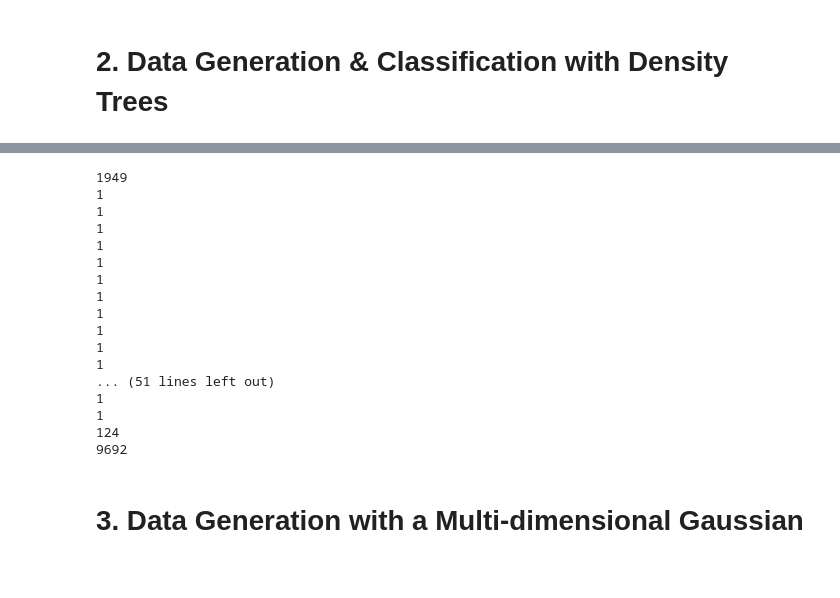
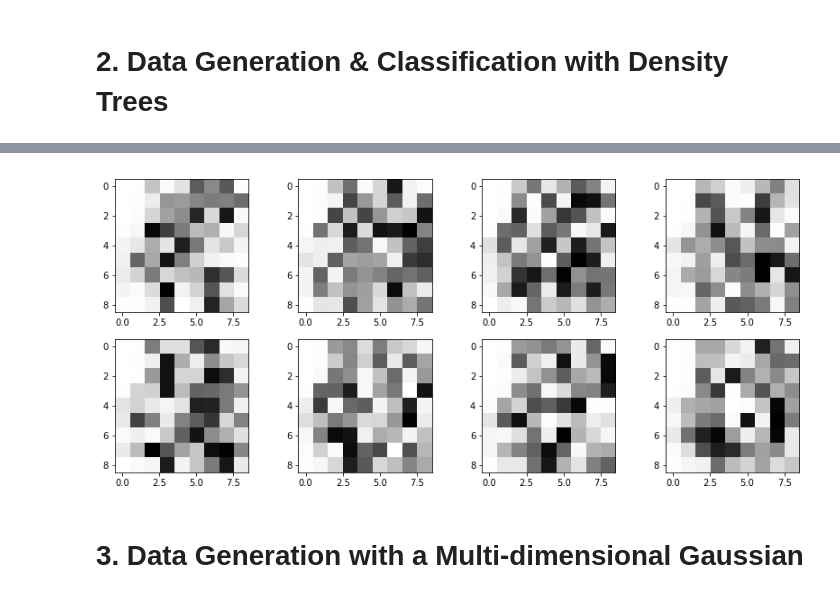
Before and after one commit to Simske/ML, a Jupyter notebook: ex04/generative-models.ipynb, the cells around one changed output, grey strips where cells are left out. Saved outputs shown, nothing was run; the diff lists cells and outputs as text; code cells hidden in the pictures.

Commit message:
ex04 2.1 kinda finished, something wrong with scoring and splitting

```diff
--- a/ex04/generative-models.ipynb
+++ b/ex04/generative-models.ipynb
@@ -142,11 +142,8 @@ class Node:
         self.N = data.shape[0]
         self.vol = np.product(bbox[:,1]-bbox[:,0])
         assert(self.vol > 0)
-
         self.bbox = np.array(bbox)
-
         self.dataobj = dataobj
-
 
     def find_split(self, score_func, threshhold_count=10):
         threshholds = np.empty(self.bbox.shape[0])
@@ -164,8 +161,7 @@ class Node:
                     self.best_split['score'] = score
                     self.best_split['feature'] = j
                     self.best_split['threshhold'] = t
-        print(self.best_split)
-        return (self.best_split['score'], self)
+        return (-self.best_split['score'], self)
 
     def split(self):
         t = self.best_split['threshhold']
@@ -181,7 +177,12 @@ class Node:
         self.right = Node(self.data[~lmask], bbox_r)
         self.t = t
         self.j = j
+        del self.data
         return True
+
+    @property
+    def prob(self):
+        return self.N / self.dataobj.Ntot
 
     @property
     def left(self):
@@ -223,7 +224,7 @@ def fit_density_tree1(features, tau):
     leafs = [root.find_split(score_sqr)]
 
     i = 0
-    while i < bincount-2:
+    while i < bincount-2 and len(leafs) != 0:
         _, node = heapq.heappop(leafs)
         if node.split() is False:
             continue
@@ -232,4 +233,4 @@ def fit_density_tree1(features, tau):
         i += 1
     return root
 # %%
-tree1 = fit_density_tree1(x, 3)
+tree1 = fit_density_tree1(x, 50)
@@ -263,23 +245,3 @@ def traverse_tree(root, action):
 def action(node):
     if node.left is None:
         print(node.N)
-
-traverse_tree(tree1, action)
-# %% [output]
-1949
-1
-1
-1
-1
-1
-1
-1
-1
-1
-1
-1
-... (51 lines left out)
-1
-1
-124
-9692
@@ -286,3 +256,19 @@ traverse_tree(tree1, action)
+# %%
+def sample_density_tree(node):
+    t = np.random.random()
+    while node.left is not None:
+        if t <= node.prob:
+            node = node.left
+        else:
+            t -= node.prob
+            node = node.right
+    return np.fromiter((np.random.uniform(*box) for box in node.bbox), dtype='float', count=node.bbox.shape[0]).reshape(9,9)
+# %%
+fig, axes = plt.subplots(2, 4, figsize=(14, 6))
+for ax in axes.flatten():
+    ax.imshow(sample_density_tree(tree1), cmap='Greys')
+# %% [output]
+[figure, added]
 # %% [markdown]
 # 3. Data Generation with a Multi-dimensional Gaussian
 # %%
```
Also changed, not shown: parts of 4 cells of this notebook.
